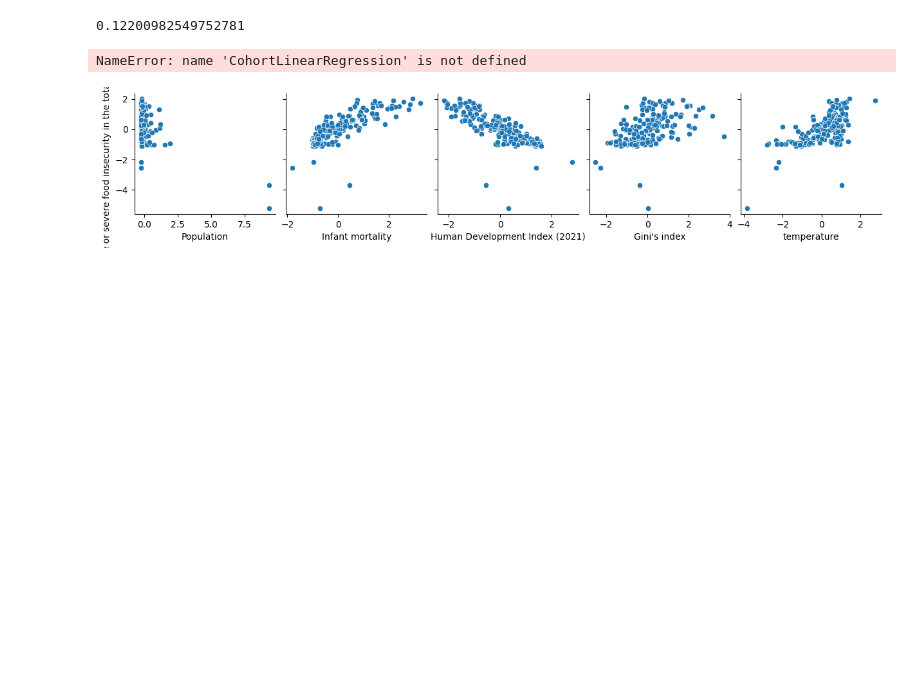
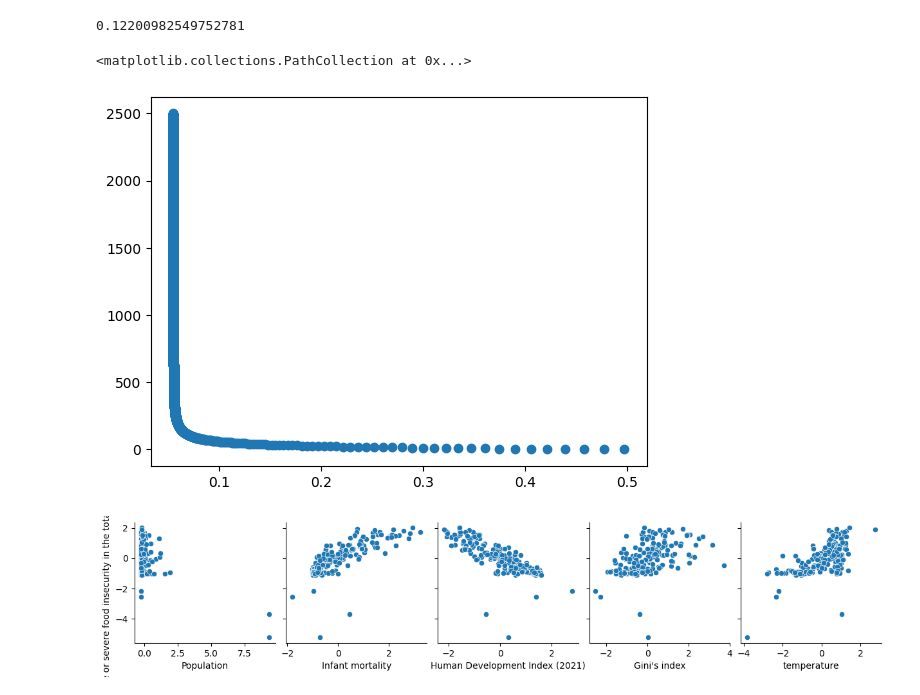
Before and after one commit to michael-hoon/Food-Security-Forecasting, a Jupyter notebook: DDW Code/2D_final.ipynb, the cells around one changed output. Saved outputs shown, nothing was run; the diff lists cells and outputs as text; code cells hidden in the pictures; blank space fills up the shorter version.

```diff
--- a/DDW Code/2D_final.ipynb
+++ b/DDW Code/2D_final.ipynb
@@ -73,7 +71,7 @@ import os
 df = pd.read_excel("2D dataset.xlsx")
 
 # drop irrelevant columns
-df = df.drop(["Country Code", "temperature change per country in 2022", "ideal temperature?"], axis = 1)
+df = df.drop(["Country Code",  "ideal temperature?"], axis = 1)
 # %%
 # visualising first 5 rows of dataset
 df.head()
@@ -535,10 +533,11 @@ bestError
 0.12200982549752781
 # %%
 gd_viz = CohortLinearRegression()
-gd_viz.fit(allFeatureDf.loc[:,bestPredeictors.loc[:,'predictors']], allTargetDf)
+gd_viz.fit(allFeatureDf.loc[:,bestPredictors.loc[:,'predictors']], allTargetDf)
 plt.scatter(gd_viz.J_storage, range(len(gd_viz.J_storage)))
 # %% [output]
-NameError: name 'CohortLinearRegression' is not defined
+<matplotlib.collections.PathCollection at 0x...>
+[figure, added]
 # %%
 # a test with the best
 xain, xst, yain, yst = split_data(allFeatureDf[bestPredictors['predictors']], allTargetDf, random_state=42, test_size=0.3)
```
Also changed, not shown: parts of 1 cell of this notebook.
